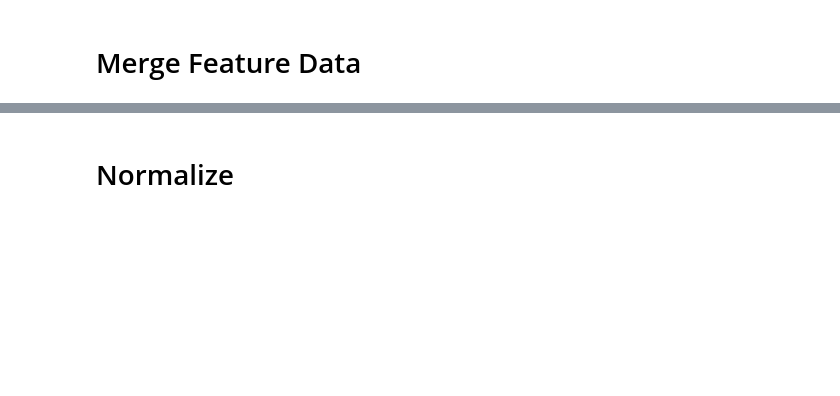
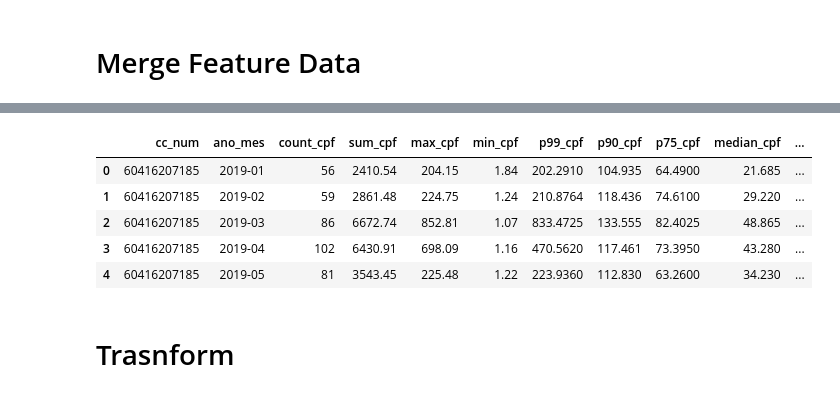
Before and after one commit to TiFalcom/experimentacao, a Jupyter notebook: notebooks/Prep.ipynb, the cells around one changed output, grey strips where cells are left out. Saved outputs shown, nothing was run; the diff lists cells and outputs as text; code cells hidden in the pictures; blank space fills up the shorter version.

```diff
--- a/notebooks/Prep.ipynb
+++ b/notebooks/Prep.ipynb
@@ -85,8 +130,8 @@ df_cpf = df_cpf.merge(df_top3_mcc[df_top3_mcc.row_number == 2][['cc_num', 'categ
 # %%
-df_cpf = df_cpf.merge(df_top3_mcc[df_top3_mcc.row_number == 3][['cc_num', 'category', 'ano_mes']], how='left', on=['cc_num', 'ano_mes'], suffixes=('top1', 'top3'))
+df_cpf_merged = df_cpf_merged.merge(df_top3_mcc[df_top3_mcc.row_number == 3][['cc_num', 'category', 'ano_mes']], how='left', on=['cc_num', 'ano_mes'], suffixes=('top1', 'top3'))
 # %%
-df_cpf = df_cpf.rename(columns={'categorytop1' : 'category'}).merge(df_top_mcc, how='left', on=['cc_num', 'ano_mes', 'category']).rename(columns={'category' : 'categorytop1'})
+df_cpf_merged = df_cpf_merged.rename(columns={'categorytop1' : 'category'}).merge(df_top_mcc, how='left', on=['cc_num', 'ano_mes', 'category']).rename(columns={'category' : 'categorytop1'})
 # %%
-df_cpf = df_cpf.rename(columns={'categorytop2' : 'category'}).merge(df_top_mcc, how='left', on=['cc_num', 'ano_mes', 'category'], suffixes=('', '_top2')).rename(columns={'category' : 'categorytop2'})
+df_cpf_merged = df_cpf_merged.rename(columns={'categorytop2' : 'category'}).merge(df_top_mcc, how='left', on=['cc_num', 'ano_mes', 'category'], suffixes=('', '_top2')).rename(columns={'category' : 'categorytop2'})
 # %%
-df_cpf = df_cpf.rename(columns={'categorytop3' : 'category'}).merge(df_top_mcc, how='left', on=['cc_num', 'ano_mes', 'category'], suffixes=('_top1', '_top3')).rename(columns={'category' : 'categorytop3'})
+df_cpf_merged = df_cpf_merged.rename(columns={'categorytop3' : 'category'}).merge(df_top_mcc, how='left', on=['cc_num', 'ano_mes', 'category'], suffixes=('_top1', '_top3')).rename(columns={'category' : 'categorytop3'})
@@ -109 +138,10 @@ df_cpf
+# %%
+df_cpf_merged.head()
+# %% [output]
+|  | cc_num | ano_mes | count_cpf | sum_cpf | max_cpf | min_cpf | p99_cpf | p90_cpf | p75_cpf | median_cpf | ... |
+| 0 | 60416207185 | 2019-01 | 56 | 2410.54 | 204.15 | 1.84 | 202.2910 | 104.935 | 64.4900 | 21.685 | ... |
+| 1 | 60416207185 | 2019-02 | 59 | 2861.48 | 224.75 | 1.24 | 210.8764 | 118.436 | 74.6100 | 29.220 | ... |
+| 2 | 60416207185 | 2019-03 | 86 | 6672.74 | 852.81 | 1.07 | 833.4725 | 133.555 | 82.4025 | 48.865 | ... |
+| 3 | 60416207185 | 2019-04 | 102 | 6430.91 | 698.09 | 1.16 | 470.5620 | 117.461 | 73.3950 | 43.280 | ... |
+| 4 | 60416207185 | 2019-05 | 81 | 3543.45 | 225.48 | 1.22 | 223.9360 | 112.830 | 63.2600 | 34.230 | ... |
 # %%
@@ -113,2 +153,2 @@ df_abt.to_parquet(os.path.join(project_dir, 'data', 'interim', 'abt.parquet.gzip
 # %% [markdown]
-# Normalize
+# Trasnform
```
Also changed, not shown: parts of 29 cells of this notebook, 1 other file.
